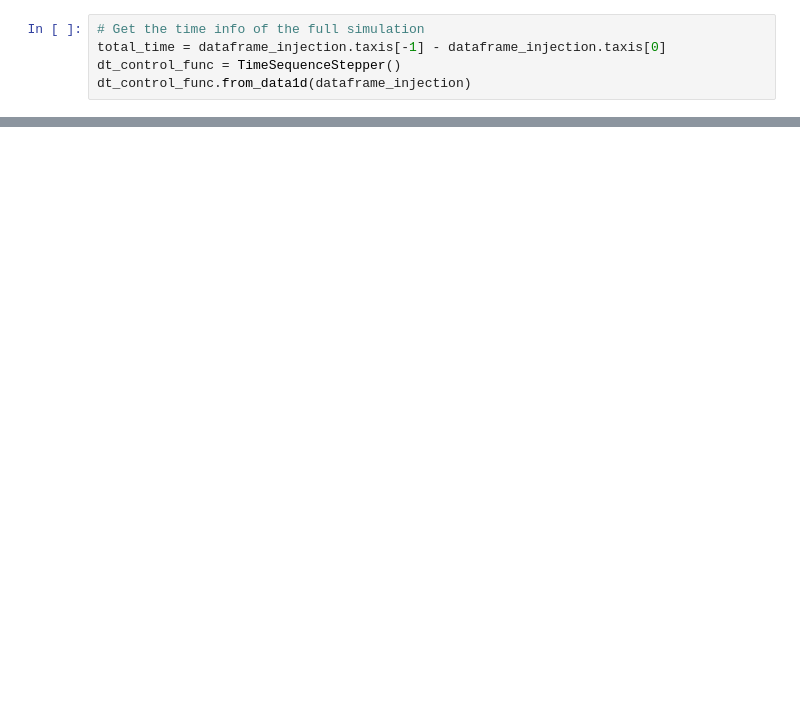
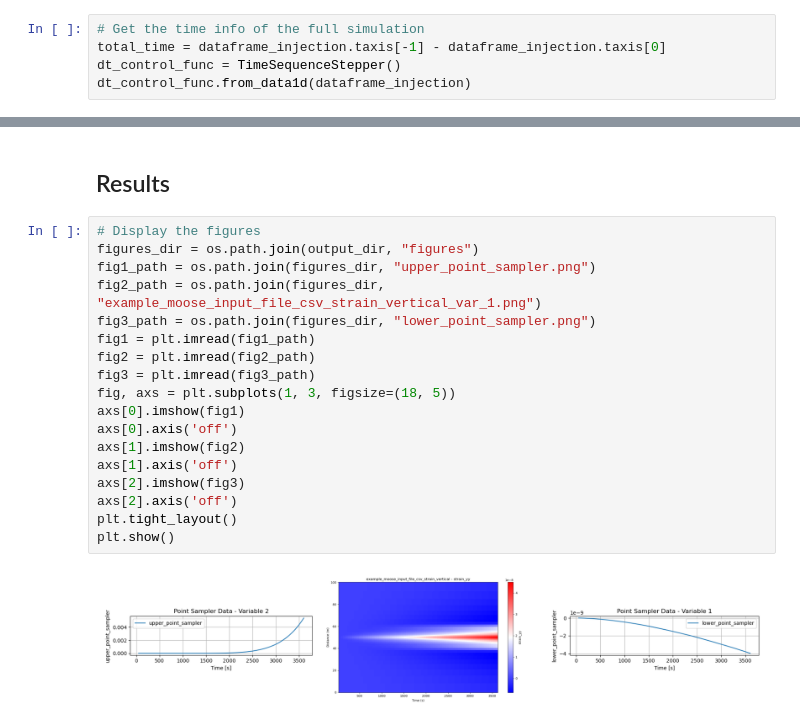
Before and after one commit to shenyaojin/fibeRIS, a Jupyter notebook: examples/scripts/simulator/moose_simulator.ipynb, the cells around one changed output, grey strips where cells are left out. Drawn from its saved outputs; the diff is of its cells as text; blank space fills up the shorter version.

```diff
--- a/examples/scripts/simulator/moose_simulator.ipynb
+++ b/examples/scripts/simulator/moose_simulator.ipynb
@@ -250,0 +352,22 @@ builder.add_executioner_block(
+# %% [markdown]
+## Results
+# %%
+# Display the figures
+figures_dir = os.path.join(output_dir, "figures")
+fig1_path = os.path.join(figures_dir, "upper_point_sampler.png")
+fig2_path = os.path.join(figures_dir, "example_moose_input_file_csv_strain_vertical_var_1.png")
+fig3_path = os.path.join(figures_dir, "lower_point_sampler.png")
+fig1 = plt.imread(fig1_path)
+fig2 = plt.imread(fig2_path)
+fig3 = plt.imread(fig3_path)
+fig, axs = plt.subplots(1, 3, figsize=(18, 5))
+axs[0].imshow(fig1)
+axs[0].axis('off')
+axs[1].imshow(fig2)
+axs[1].axis('off')
+axs[2].imshow(fig3)
+axs[2].axis('off')
+plt.tight_layout()
+plt.show()
+# %% [output]
+[figure, added]
```
Also changed, not shown: parts of 15 cells of this notebook, 3 other files.
